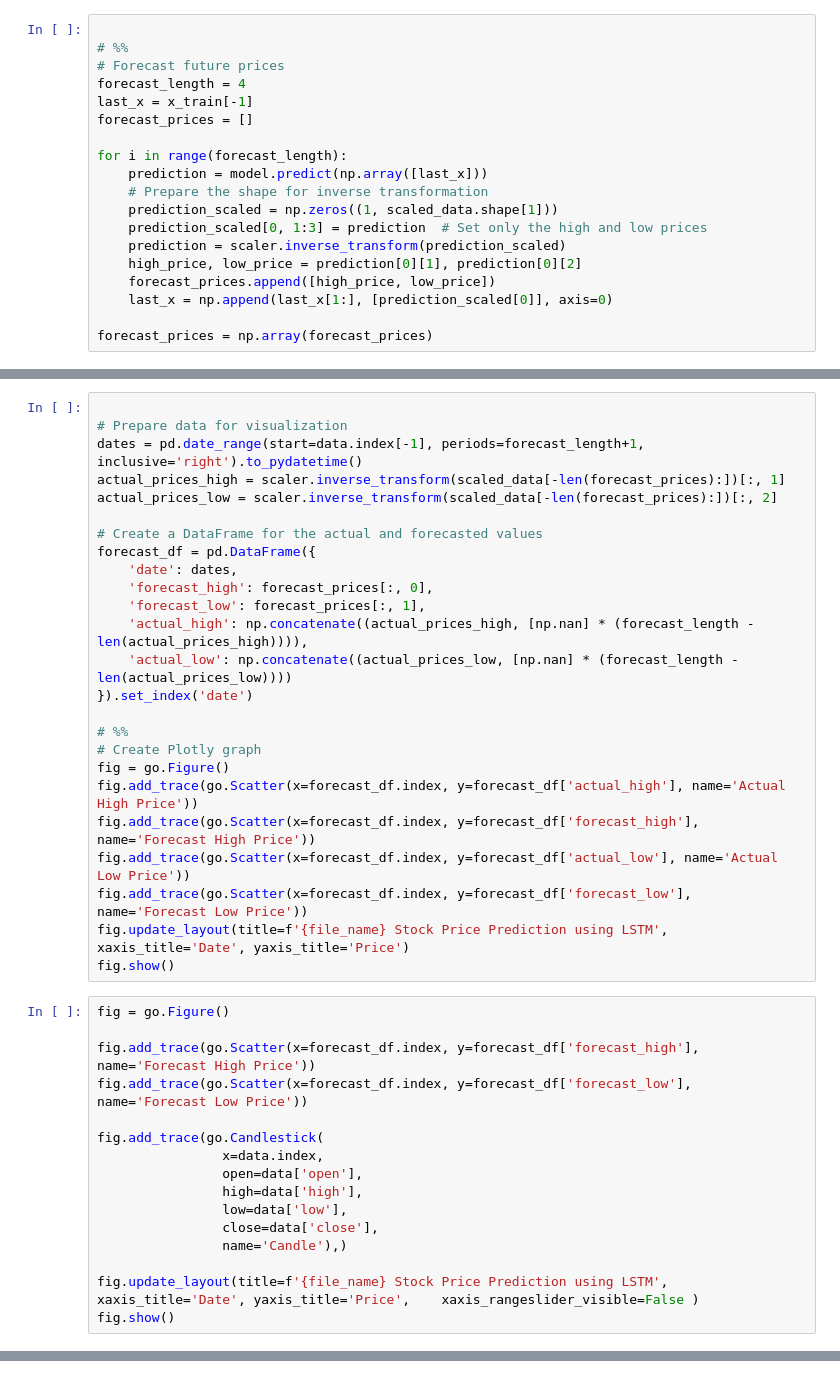
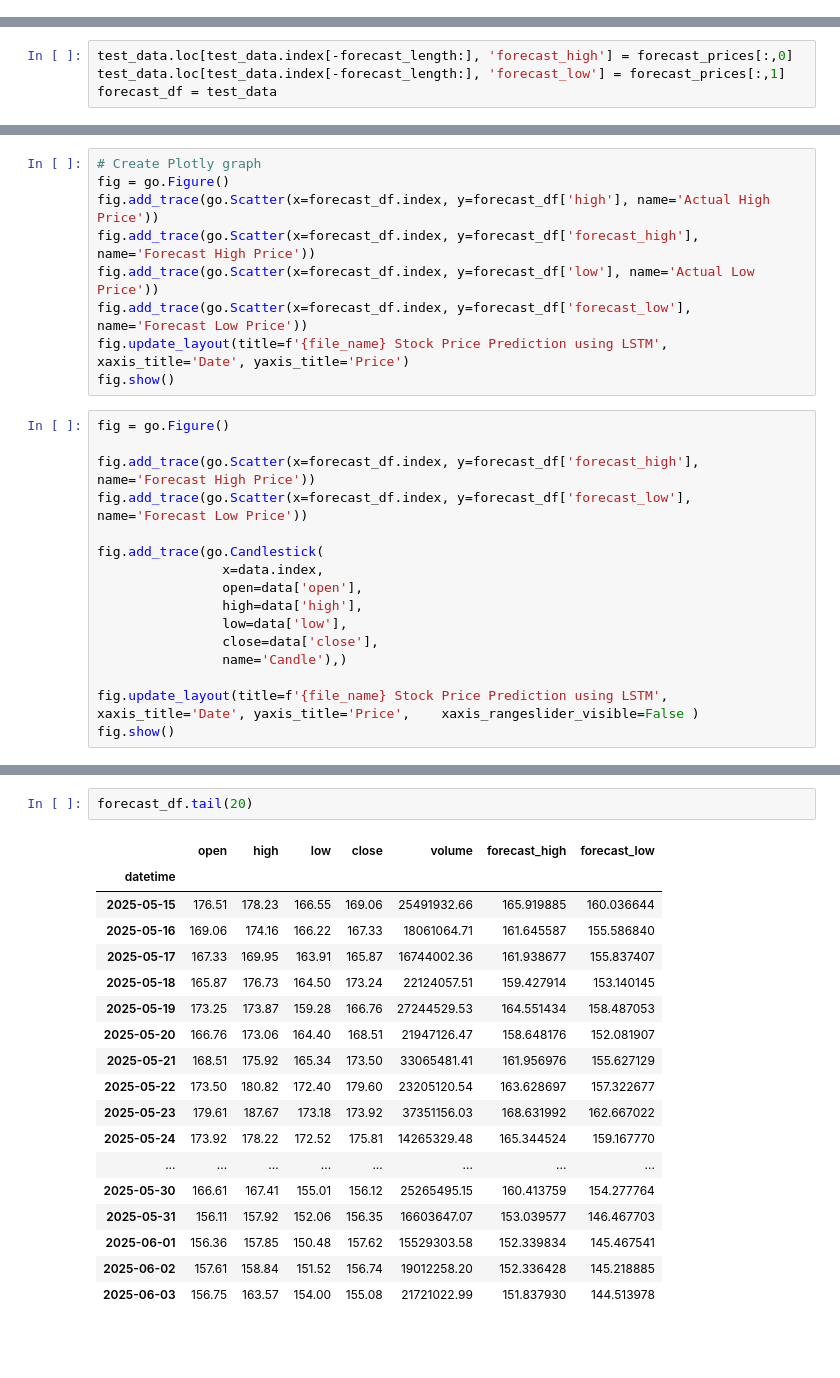
Before and after one commit to Aqua-4/stock_prediction, a Jupyter notebook: art_intelligence/lstm.ipynb, the cells around one changed output, grey strips where cells are left out. Saved outputs shown, nothing was run; the diff lists cells and outputs as text; blank space fills up the shorter version.

Commit message:
ENH: LSTM predictions ADD: Add pyproject.toml for project metadata
Changes to be committed:
	modified:   art_intelligence/lstm.ipynb
	new file:   pyproject.toml

```diff
--- a/art_intelligence/lstm.ipynb
+++ b/art_intelligence/lstm.ipynb
@@ -190,19 +199,0 @@ Epoch 50/50
-# %%
-
-# %%
-# Forecast future prices
-forecast_length = 4
-last_x = x_train[-1]
-forecast_prices = []
-
-for i in range(forecast_length):
-    prediction = model.predict(np.array([last_x]))
-    # Prepare the shape for inverse transformation
-    prediction_scaled = np.zeros((1, scaled_data.shape[1]))
-    prediction_scaled[0, 1:3] = prediction  # Set only the high and low prices
-    prediction = scaler.inverse_transform(prediction_scaled)
-    high_price, low_price = prediction[0][1], prediction[0][2]
-    forecast_prices.append([high_price, low_price])
-    last_x = np.append(last_x[1:], [prediction_scaled[0]], axis=0)
-
-forecast_prices = np.array(forecast_prices)
@@ -213,0 +248,4 @@ forecast_prices = np.array(forecast_prices)
+# %%
+test_data.loc[test_data.index[-forecast_length:], 'forecast_high'] = forecast_prices[:,0]
+test_data.loc[test_data.index[-forecast_length:], 'forecast_low'] = forecast_prices[:,1]
+forecast_df = test_data
@@ -214,25 +264,9 @@ forecast_prices = np.array(forecast_prices)
-# %%
-
-# Prepare data for visualization
-dates = pd.date_range(start=data.index[-1], periods=forecast_length+1, inclusive='right').to_pydatetime()
-actual_prices_high = scaler.inverse_transform(scaled_data[-len(forecast_prices):])[:, 1]
-actual_prices_low = scaler.inverse_transform(scaled_data[-len(forecast_prices):])[:, 2]
-
-# Create a DataFrame for the actual and forecasted values
-forecast_df = pd.DataFrame({
-    'date': dates,
-    'forecast_high': forecast_prices[:, 0],
-    'forecast_low': forecast_prices[:, 1],
-    'actual_high': np.concatenate((actual_prices_high, [np.nan] * (forecast_length - len(actual_prices_high)))),
-    'actual_low': np.concatenate((actual_prices_low, [np.nan] * (forecast_length - len(actual_prices_low))))
-}).set_index('date')
-
 # %%
 # Create Plotly graph
 fig = go.Figure()
-fig.add_trace(go.Scatter(x=forecast_df.index, y=forecast_df['actual_high'], name='Actual High Price'))
+fig.add_trace(go.Scatter(x=forecast_df.index, y=forecast_df['high'], name='Actual High Price'))
 fig.add_trace(go.Scatter(x=forecast_df.index, y=forecast_df['forecast_high'], name='Forecast High Price'))
-fig.add_trace(go.Scatter(x=forecast_df.index, y=forecast_df['actual_low'], name='Actual Low Price'))
+fig.add_trace(go.Scatter(x=forecast_df.index, y=forecast_df['low'], name='Actual Low Price'))
 fig.add_trace(go.Scatter(x=forecast_df.index, y=forecast_df['forecast_low'], name='Forecast Low Price'))
 fig.update_layout(title=f'{file_name} Stock Price Prediction using LSTM', xaxis_title='Date', yaxis_title='Price')
 fig.show()
@@ -264,0 +289,21 @@ forecast_df
+# %%
+forecast_df.tail(20)
+# %% [output]
+|  | open | high | low | close | volume | forecast_high | forecast_low |
+| datetime |  |  |  |  |  |  |  |
+| 2025-05-15 | 176.51 | 178.23 | 166.55 | 169.06 | 25491932.66 | 165.919885 | 160.036644 |
+| 2025-05-16 | 169.06 | 174.16 | 166.22 | 167.33 | 18061064.71 | 161.645587 | 155.586840 |
+| 2025-05-17 | 167.33 | 169.95 | 163.91 | 165.87 | 16744002.36 | 161.938677 | 155.837407 |
+| 2025-05-18 | 165.87 | 176.73 | 164.50 | 173.24 | 22124057.51 | 159.427914 | 153.140145 |
+| 2025-05-19 | 173.25 | 173.87 | 159.28 | 166.76 | 27244529.53 | 164.551434 | 158.487053 |
+| 2025-05-20 | 166.76 | 173.06 | 164.40 | 168.51 | 21947126.47 | 158.648176 | 152.081907 |
+| 2025-05-21 | 168.51 | 175.92 | 165.34 | 173.50 | 33065481.41 | 161.956976 | 155.627129 |
+| 2025-05-22 | 173.50 | 180.82 | 172.40 | 179.60 | 23205120.54 | 163.628697 | 157.322677 |
+| 2025-05-23 | 179.61 | 187.67 | 173.18 | 173.92 | 37351156.03 | 168.631992 | 162.667022 |
+| 2025-05-24 | 173.92 | 178.22 | 172.52 | 175.81 | 14265329.48 | 165.344524 | 159.167770 |
+| ... | ... | ... | ... | ... | ... | ... | ... |
+| 2025-05-30 | 166.61 | 167.41 | 155.01 | 156.12 | 25265495.15 | 160.413759 | 154.277764 |
+| 2025-05-31 | 156.11 | 157.92 | 152.06 | 156.35 | 16603647.07 | 153.039577 | 146.467703 |
+| 2025-06-01 | 156.36 | 157.85 | 150.48 | 157.62 | 15529303.58 | 152.339834 | 145.467541 |
+| 2025-06-02 | 157.61 | 158.84 | 151.52 | 156.74 | 19012258.20 | 152.336428 | 145.218885 |
+| 2025-06-03 | 156.75 | 163.57 | 154.00 | 155.08 | 21721022.99 | 151.837930 | 144.513978 |
```
Also changed, not shown: parts of 13 cells of this notebook, 1 other file.
